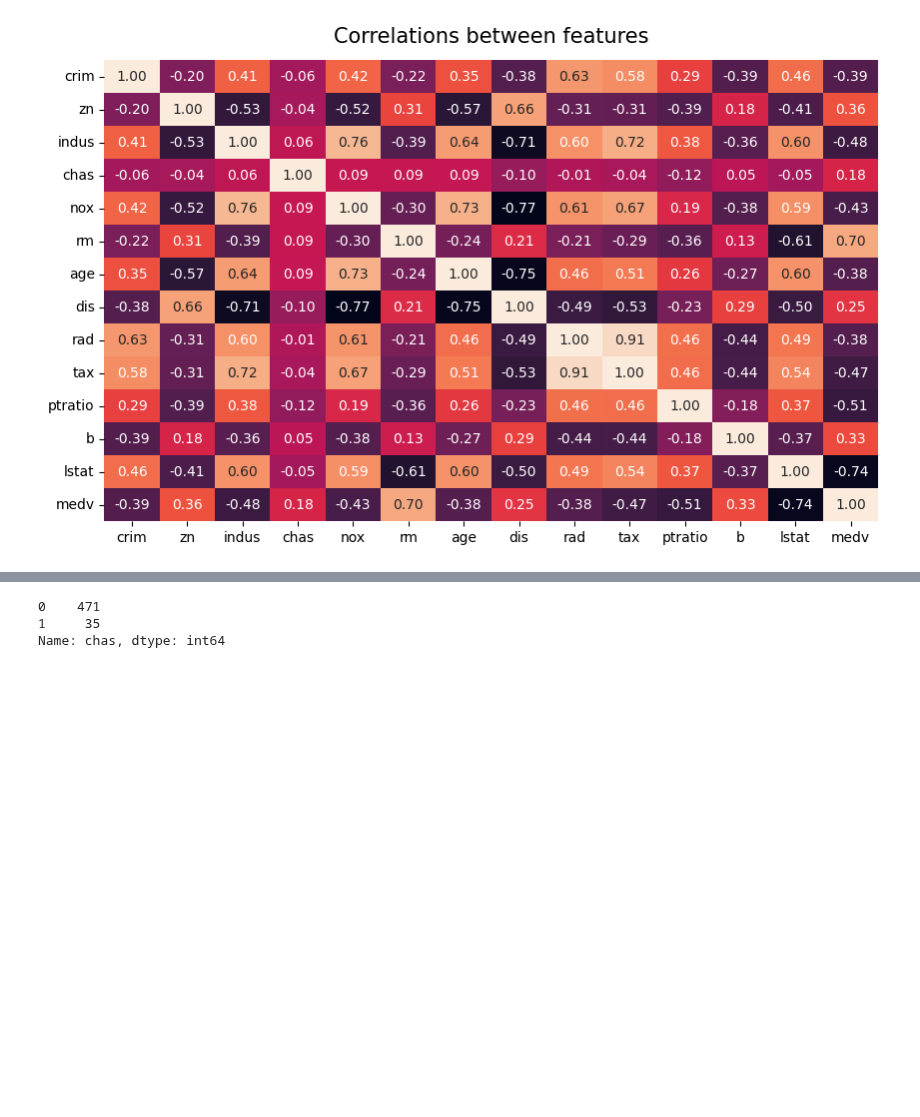
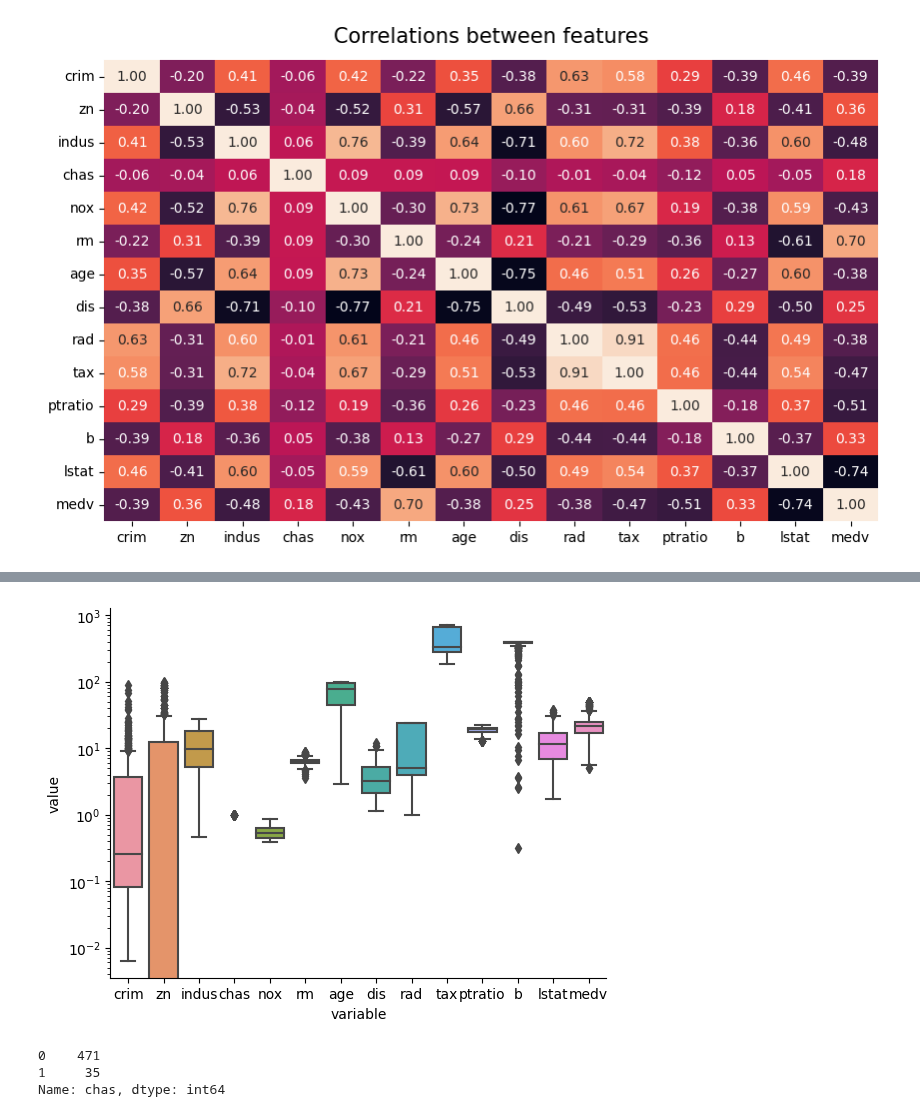
Before and after one commit to datakolektiv/dss03python2023, a Jupyter notebook: session15/tasklist15_solutions.ipynb, the cells around one changed output, grey strips where cells are left out. Saved outputs shown, nothing was run; the diff lists cells and outputs as text; code cells hidden in the pictures; blank space fills up the shorter version.

```diff
--- a/session15/tasklist15_solutions.ipynb
+++ b/session15/tasklist15_solutions.ipynb
@@ -271,3 +240,9 @@ plt.show()
+# %%
+sns.boxplot(x='variable', y='value', data=df.melt())
+sns.despine()
+plt.yscale('log')
+# %% [output]
+[figure, added]
 # %%
 df['chas'].value_counts()
 # %% [output]
```
Also changed, not shown: parts of 2 cells of this notebook, 1 other file.
